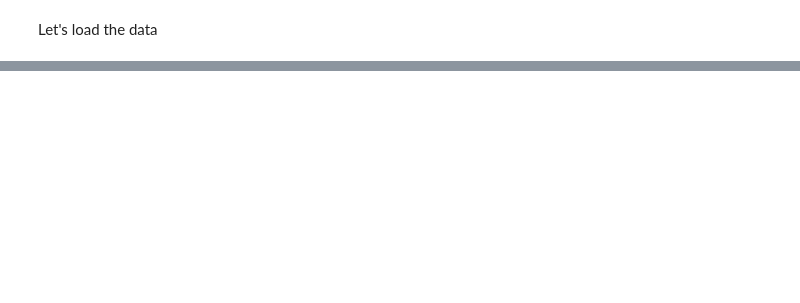
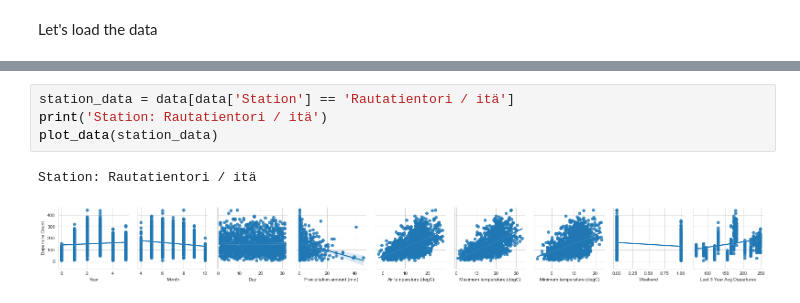
Before and after one commit to JesseHantula/data_science_project, a Jupyter notebook: notebooks/data_plotting_and_analysis.ipynb, the cells around one changed output, grey strips where cells are left out. Cells and saved outputs as stored; diff of their text form; blank space fills up the shorter version.

```diff
--- a/notebooks/data_plotting_and_analysis.ipynb
+++ b/notebooks/data_plotting_and_analysis.ipynb
@@ -20,0 +42,7 @@ display(data.head())
+# %%
+station_data = data[data['Station'] == 'Rautatientori / itä']
+print('Station: Rautatientori / itä')
+plot_data(station_data)
+# %% [output]
+Station: Rautatientori / itä
+[figure, added]
```
Also changed, not shown: parts of 5 cells of this notebook.
